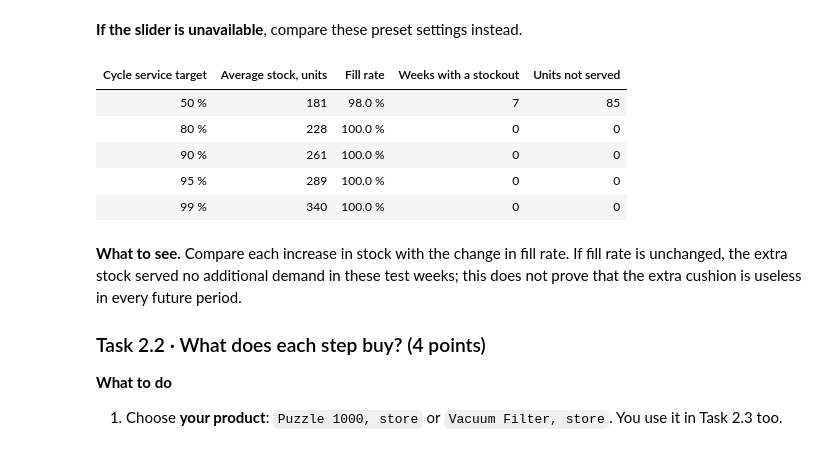
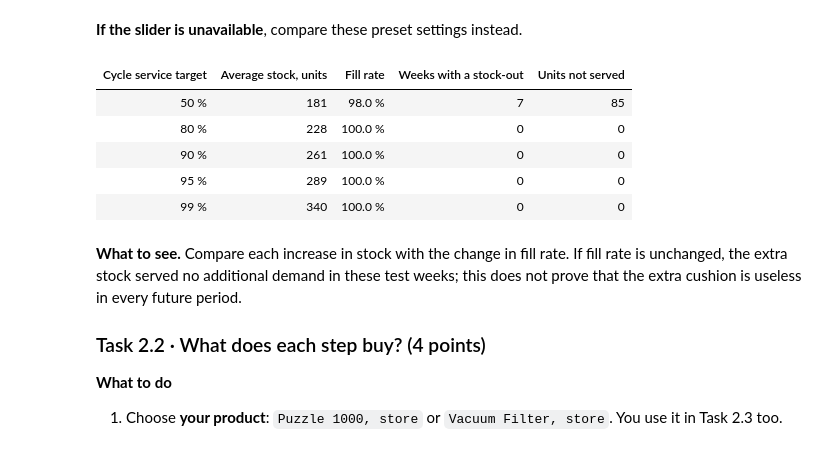
Before and after one commit to FH-Prevail/jku_course, a Jupyter notebook: notebooks/2_forecast_to_stock.ipynb, the cells around one changed output. Cells and saved outputs as stored; diff of their text form; code cells hidden in the pictures.

```diff
--- a/notebooks/2_forecast_to_stock.ipynb
+++ b/notebooks/2_forecast_to_stock.ipynb
@@ -263,17 +263,17 @@ stock_controls = stock_widget()
 # %%
 def stock_table(product="Plush Bear, store", targets=(50, 80, 90, 95, 99)):
     """The replay at five service targets, side by side."""
     table = []
     for t in targets:
         r = simulate(product, t)
         table.append([f"{t} %", f"{r['average_stock']:.0f}", f"{r['fill_rate']:.1f} %", r["stockout_weeks"], f"{r['lost_units']:.0f}"])
-    return neat(pd.DataFrame(table, columns=["Cycle service target", "Average stock, units", "Fill rate", "Weeks with a stockout",
+    return neat(pd.DataFrame(table, columns=["Cycle service target", "Average stock, units", "Fill rate", "Weeks with a stock-out",
                                              "Units not served"]))
 
 
 stock_table('Plush Bear, store')
 # %% [output]
-| Cycle service target | Average stock, units | Fill rate | Weeks with a stockout | Units not served |
+| Cycle service target | Average stock, units | Fill rate | Weeks with a stock-out | Units not served |
 | 50 % | 181 | 98.0 % | 7 | 85 |
 | 80 % | 228 | 100.0 % | 0 | 0 |
 | 90 % | 261 | 100.0 % | 0 | 0 |
```
Also changed, not shown: parts of 4 cells of this notebook, 5 other files.
